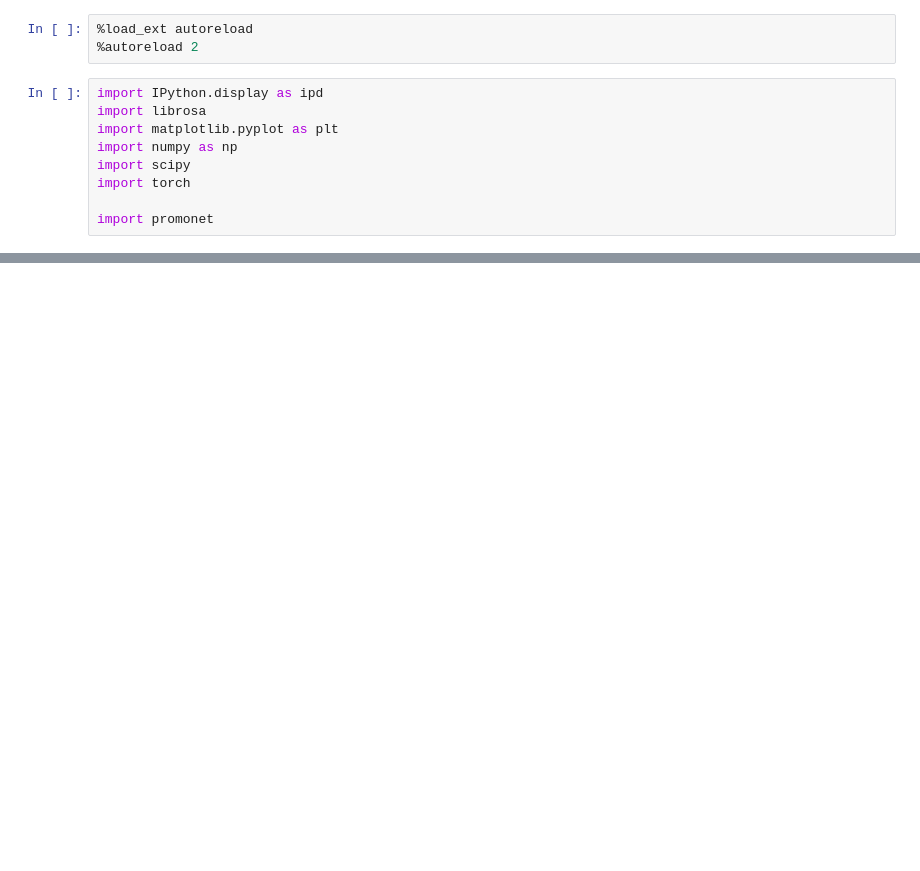
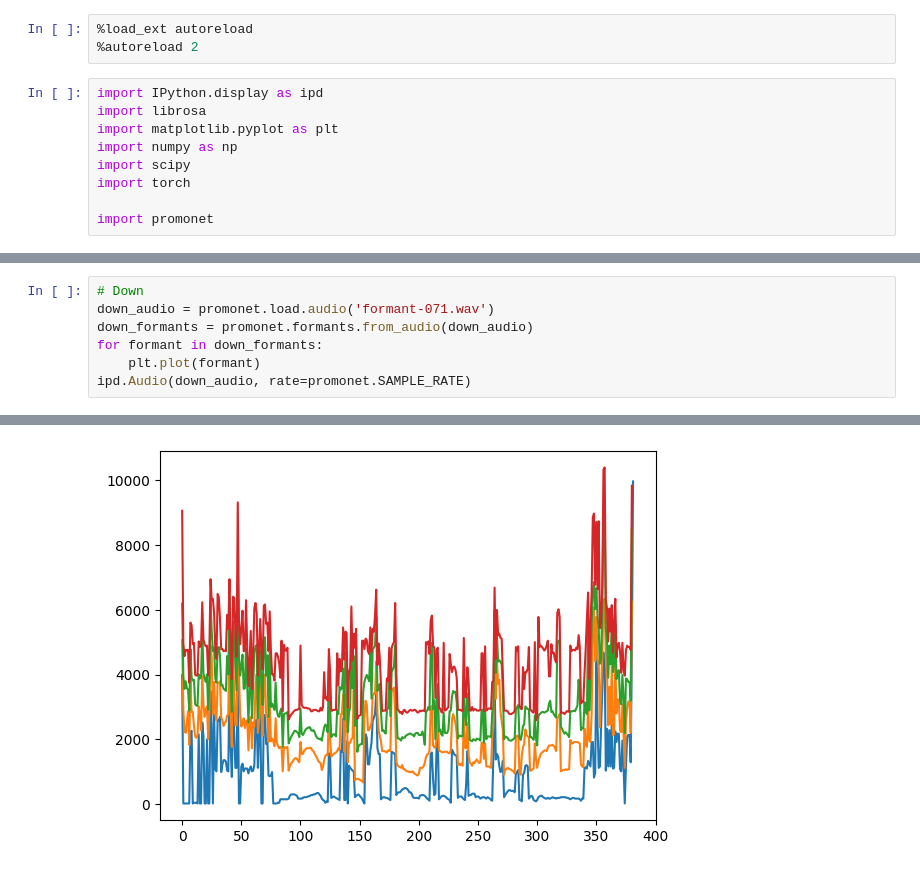
Before and after one commit to maxrmorrison/promonet, a Jupyter notebook: notebooks/formants.ipynb, the cells around one changed output, grey strips where cells are left out. Drawn from its saved outputs; the diff is of its cells as text; blank space fills up the shorter version.

```diff
--- a/notebooks/formants.ipynb
+++ b/notebooks/formants.ipynb
@@ -117,0 +28,8 @@ plt.plot(pitch.squeeze())
+# %%
+# Down
+down_audio = promonet.load.audio('formant-071.wav')
+down_formants = promonet.formants.from_audio(down_audio)
+for formant in down_formants:
+    plt.plot(formant)
+ipd.Audio(down_audio, rate=promonet.SAMPLE_RATE)
+# %% [output]
@@ -117,0 +37 @@ plt.plot(pitch.squeeze())
+[figure, added]
```
Also changed, not shown: parts of 12 cells of this notebook, 11 other files.
